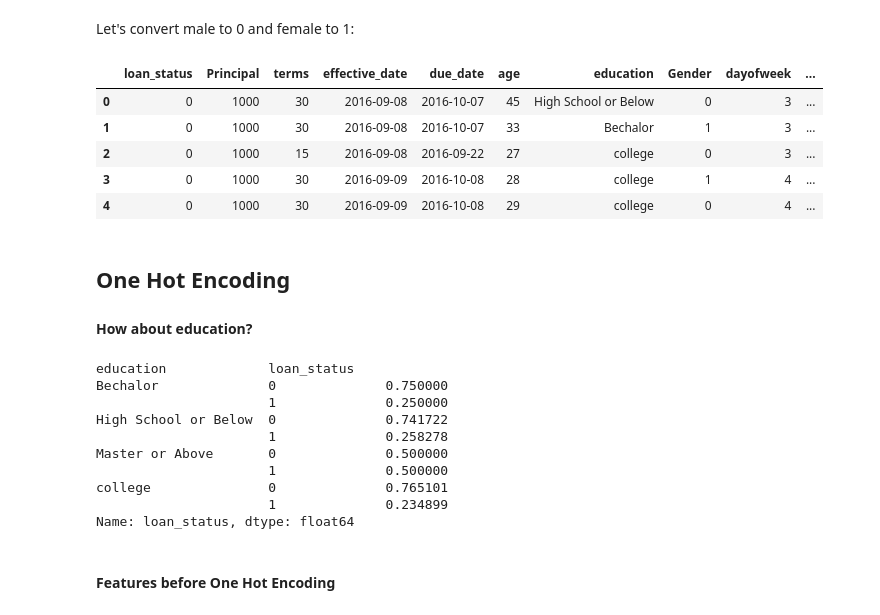
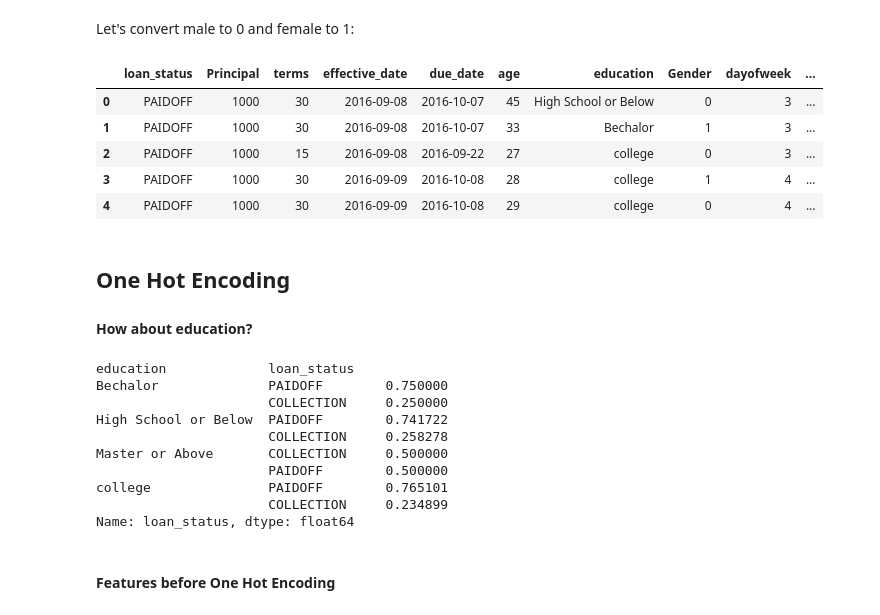
Before and after one commit to mkhayom/Data-Science-Tasks, a Jupyter notebook: ML0101EN-Proj-Loan-py-v1.ipynb, the cells around one changed output. Cells and saved outputs as stored; diff of their text form; code cells hidden in the pictures.

```diff
--- a/ML0101EN-Proj-Loan-py-v1.ipynb
+++ b/ML0101EN-Proj-Loan-py-v1.ipynb
@@ -146,15 +146,15 @@ Name: loan_status, dtype: float64
 Let's convert male to 0 and female to 1:
 # %%
 df['Gender'].replace(to_replace=['male','female'], value=[0,1],inplace=True)
-df['loan_status'].replace(to_replace=['PAIDOFF','COLLECTION'], value=[0,1],inplace=True)
+# df['loan_status'].replace(to_replace=['PAIDOFF','COLLECTION'], value=[0,1],inplace=True)
 df.head()
 # %% [output]
 |  | loan_status | Principal | terms | effective_date | due_date | age | education | Gender | dayofweek | ... |
-| 0 | 0 | 1000 | 30 | 2016-09-08 | 2016-10-07 | 45 | High School or Below | 0 | 3 | ... |
-| 1 | 0 | 1000 | 30 | 2016-09-08 | 2016-10-07 | 33 | Bechalor | 1 | 3 | ... |
-| 2 | 0 | 1000 | 15 | 2016-09-08 | 2016-09-22 | 27 | college | 0 | 3 | ... |
-| 3 | 0 | 1000 | 30 | 2016-09-09 | 2016-10-08 | 28 | college | 1 | 4 | ... |
-| 4 | 0 | 1000 | 30 | 2016-09-09 | 2016-10-08 | 29 | college | 0 | 4 | ... |
+| 0 | PAIDOFF | 1000 | 30 | 2016-09-08 | 2016-10-07 | 45 | High School or Below | 0 | 3 | ... |
+| 1 | PAIDOFF | 1000 | 30 | 2016-09-08 | 2016-10-07 | 33 | Bechalor | 1 | 3 | ... |
+| 2 | PAIDOFF | 1000 | 15 | 2016-09-08 | 2016-09-22 | 27 | college | 0 | 3 | ... |
+| 3 | PAIDOFF | 1000 | 30 | 2016-09-09 | 2016-10-08 | 28 | college | 1 | 4 | ... |
+| 4 | PAIDOFF | 1000 | 30 | 2016-09-09 | 2016-10-08 | 29 | college | 0 | 4 | ... |
 # %% [markdown]
 ## One Hot Encoding
 
@@ -163,14 +163,14 @@ df.head()
 df.groupby(['education'])['loan_status'].value_counts(normalize=True)
 # %% [output]
 education             loan_status
-Bechalor              0              0.750000
-                      1              0.250000
-High School or Below  0              0.741722
-                      1              0.258278
-Master or Above       0              0.500000
-                      1              0.500000
-college               0              0.765101
-                      1              0.234899
+Bechalor              PAIDOFF        0.750000
+                      COLLECTION     0.250000
+High School or Below  PAIDOFF        0.741722
+                      COLLECTION     0.258278
+Master or Above       COLLECTION     0.500000
+                      PAIDOFF        0.500000
+college               PAIDOFF        0.765101
+                      COLLECTION     0.234899
 Name: loan_status, dtype: float64
 # %% [markdown]
 #### Features before One Hot Encoding
```
Also changed, not shown: parts of 8 cells of this notebook.
